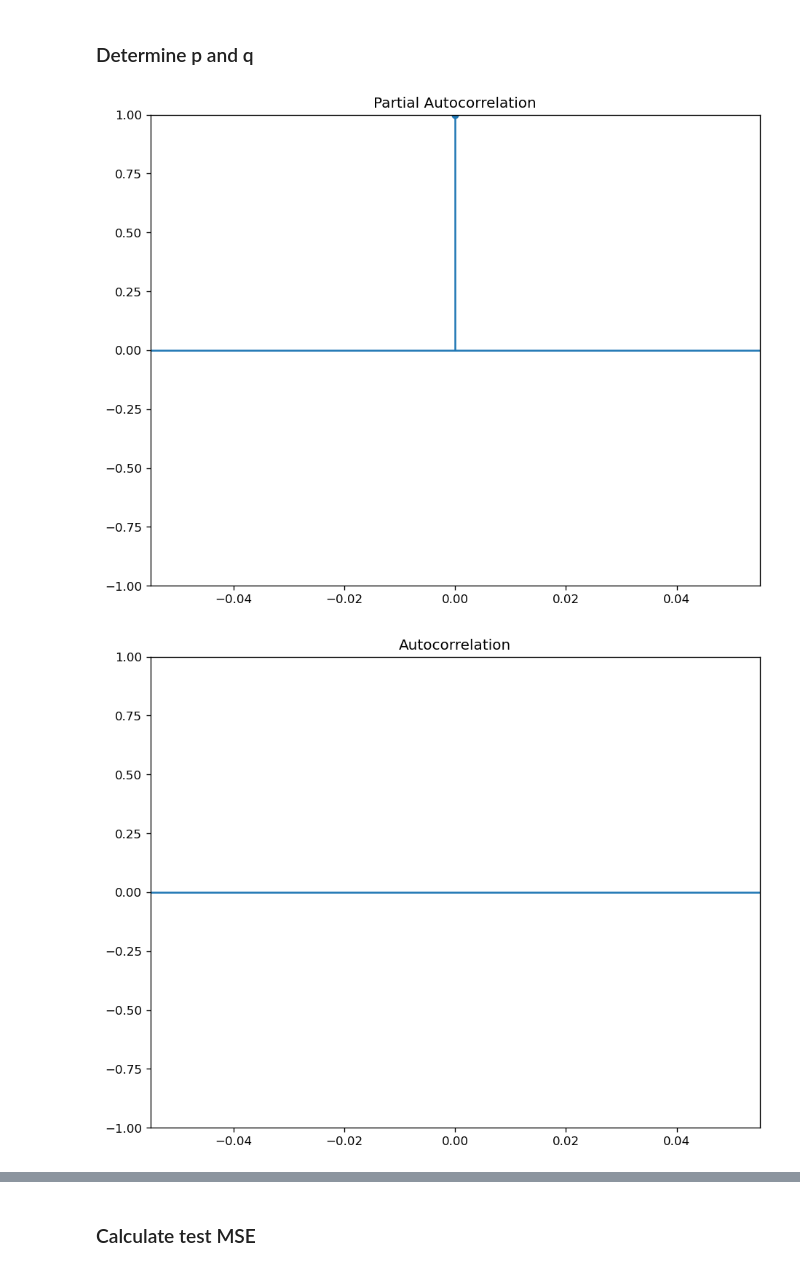
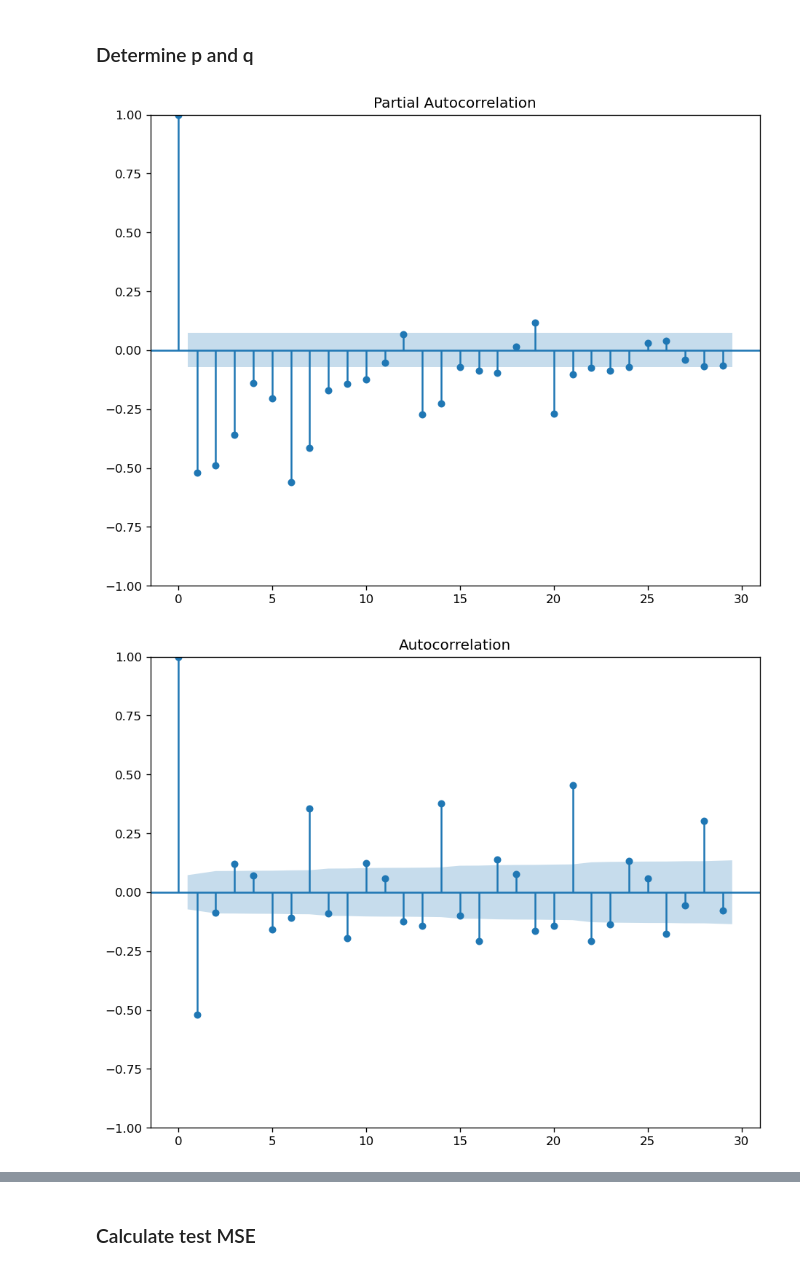
Before and after one commit to Hajar0Ahmed/Time-Series-Crime-Forecasting-Minneapolis, a Jupyter notebook: notebooks/Data_analysis.ipynb, the cells around one changed output, grey strips where cells are left out. Drawn from its saved outputs; the diff is of its cells as text; code cells hidden in the pictures.

Commit message:
stationary 1

```diff
--- a/notebooks/Data_analysis.ipynb
+++ b/notebooks/Data_analysis.ipynb
@@ -135,9 +135,9 @@ Text(0, 0.5, '\nNumber of Reported Crimes\n')
 [figure]
 # %%
 train1d1= train1
-train1d1['Crime_Count']=train1.Crime_Count.diff().dropna()
+train1d1['Crime_Count']=train1.Crime_Count.diff().fillna(train1['Crime_Count'][0])
 train1d1
-print ("\nMissing values : \n\n", train1d1.isnull().value_counts())
 
-#adfuller(test1.diff()) #Non-Stationary
+
+adfuller(train1d1.dropna()) #Non-Stationary
 # %% [output]
@@ -151,9 +153,9 @@ Name: count, dtype: int64
 ### Determine p and q
 # %%
 #ACF
-plot_acf(train1d1.Crime_Count)
+plot_acf(train1d1.Crime_Count.dropna())
 #PACF
-plot_pacf(train1d1.Crime_Count)
+plot_pacf(train1d1.Crime_Count.dropna())
 # %% [output]
-[figure, old version]
+[figure, new version]
-[figure, old version]
+[figure, new version]
```
Also changed, not shown: parts of 3 cells of this notebook.
